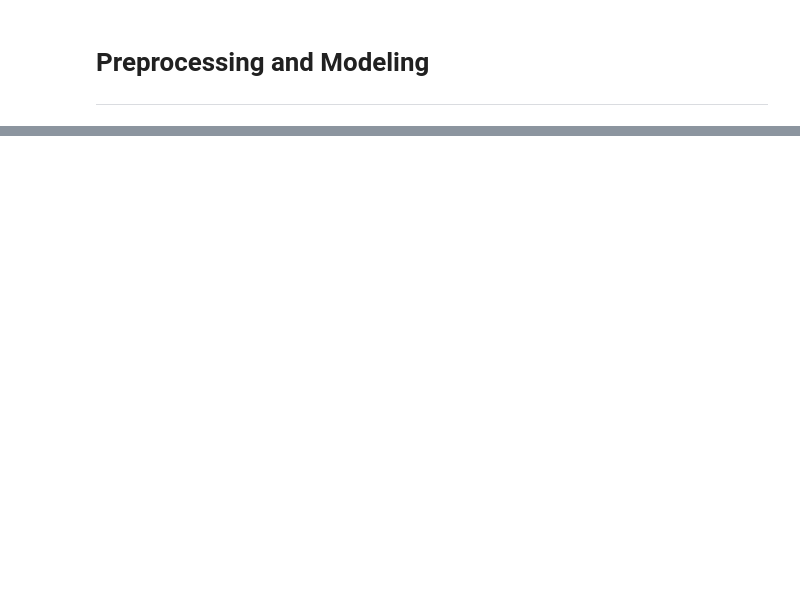
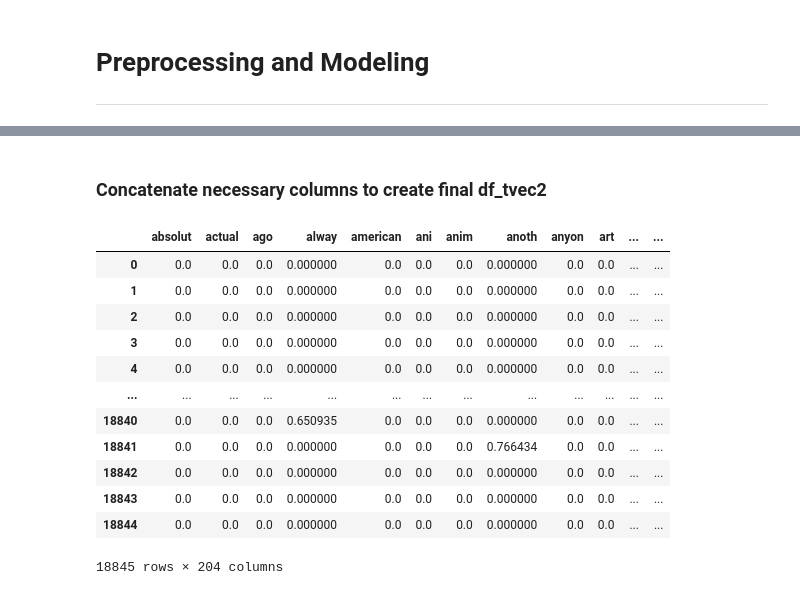
Before and after one commit to Ftrejo23/-Web-Scraping-and-NLP-Classification-Project, a Jupyter notebook: code/03_Preprocessing_&_modeling.ipynb, the cells around one changed output, grey strips where cells are left out. Drawn from its saved outputs; the diff is of its cells as text; code cells hidden in the pictures; blank space fills up the shorter version.

```diff
--- a/code/03_Preprocessing_&_modeling.ipynb
+++ b/code/03_Preprocessing_&_modeling.ipynb
@@ -3,0 +242,3 @@
+# %%
+%%time
+df['stemmed_title'] = [ ' '.join([stemmer.stem(word.text) for word in nlp(title)]) for title in df.title]
@@ -3,0 +256,6 @@
+# %%
+tvec2 = TfidfVectorizer(stop_words='english',
+                       strip_accents='ascii',
+                       max_features=200,
+                       norm='l2')
+tvec2.fit(df['stemmed_title'])
@@ -3,0 +264,10 @@
+# %%
+df_tvec2 = pd.DataFrame(tvec2.transform(df['stemmed_title']).todense(),
+                       columns=tvec2.get_feature_names())
+
+# add target variable, 1 - at or above median num comments
+# 0 - below median num comments
+df_tvec2['target_var'] = (df['number_of_comments'] >= df['number_of_comments'].median()).astype(int)
+
+print(df_tvec2.shape)
+df_tvec2.head()
@@ -3,0 +283,20 @@
+# %% [markdown]
+### Concatenate necessary columns to create final df_tvec2
+# %%
+df_tvec2 = df_tvec2.join(df.drop(columns=['title','number_of_comments', 'subreddit', 'stemmed_title']))
+# %%
+df_tvec2
+# %% [output]
+|  | absolut | actual | ago | alway | american | ani | anim | anoth | anyon | art | ... | ... |
+| 0 | 0.0 | 0.0 | 0.0 | 0.000000 | 0.0 | 0.0 | 0.0 | 0.000000 | 0.0 | 0.0 | ... | ... |
+| 1 | 0.0 | 0.0 | 0.0 | 0.000000 | 0.0 | 0.0 | 0.0 | 0.000000 | 0.0 | 0.0 | ... | ... |
+| 2 | 0.0 | 0.0 | 0.0 | 0.000000 | 0.0 | 0.0 | 0.0 | 0.000000 | 0.0 | 0.0 | ... | ... |
+| 3 | 0.0 | 0.0 | 0.0 | 0.000000 | 0.0 | 0.0 | 0.0 | 0.000000 | 0.0 | 0.0 | ... | ... |
+| 4 | 0.0 | 0.0 | 0.0 | 0.000000 | 0.0 | 0.0 | 0.0 | 0.000000 | 0.0 | 0.0 | ... | ... |
+| ... | ... | ... | ... | ... | ... | ... | ... | ... | ... | ... | ... | ... |
+| 18840 | 0.0 | 0.0 | 0.0 | 0.650935 | 0.0 | 0.0 | 0.0 | 0.000000 | 0.0 | 0.0 | ... | ... |
+| 18841 | 0.0 | 0.0 | 0.0 | 0.000000 | 0.0 | 0.0 | 0.0 | 0.766434 | 0.0 | 0.0 | ... | ... |
+| 18842 | 0.0 | 0.0 | 0.0 | 0.000000 | 0.0 | 0.0 | 0.0 | 0.000000 | 0.0 | 0.0 | ... | ... |
+| 18843 | 0.0 | 0.0 | 0.0 | 0.000000 | 0.0 | 0.0 | 0.0 | 0.000000 | 0.0 | 0.0 | ... | ... |
+| 18844 | 0.0 | 0.0 | 0.0 | 0.000000 | 0.0 | 0.0 | 0.0 | 0.000000 | 0.0 | 0.0 | ... | ... |
+18845 rows × 204 columns
```
Also changed, not shown: parts of 96 cells of this notebook.
